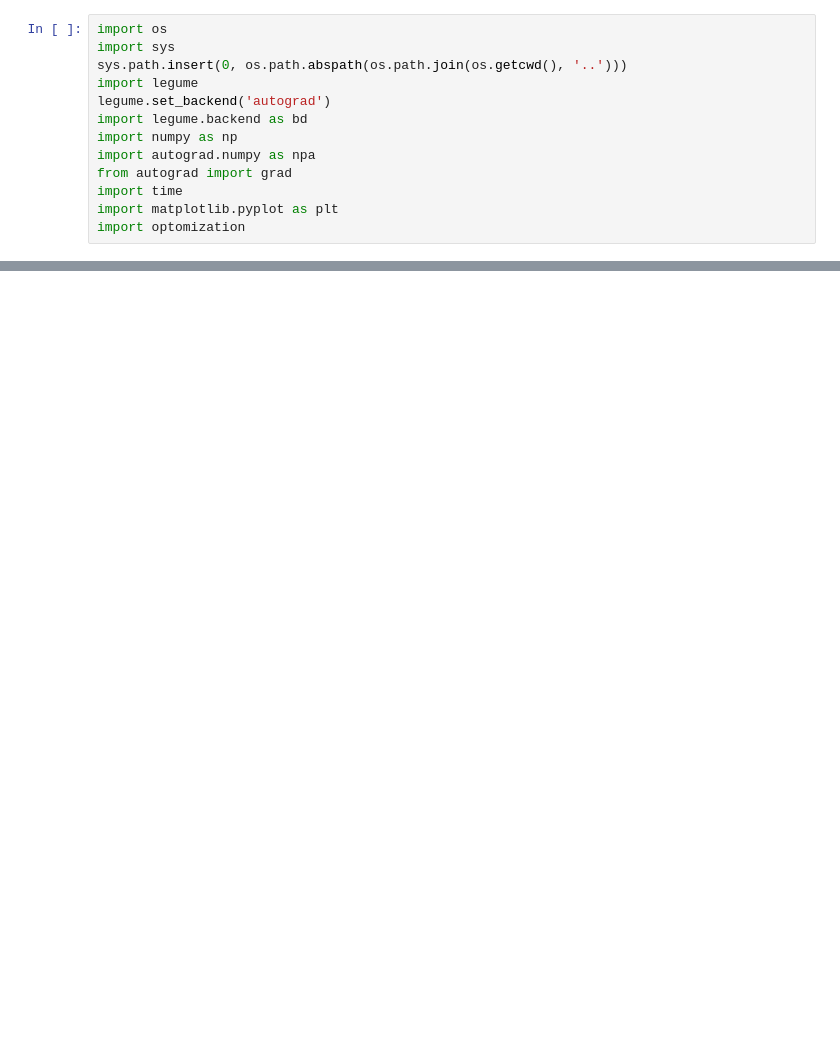
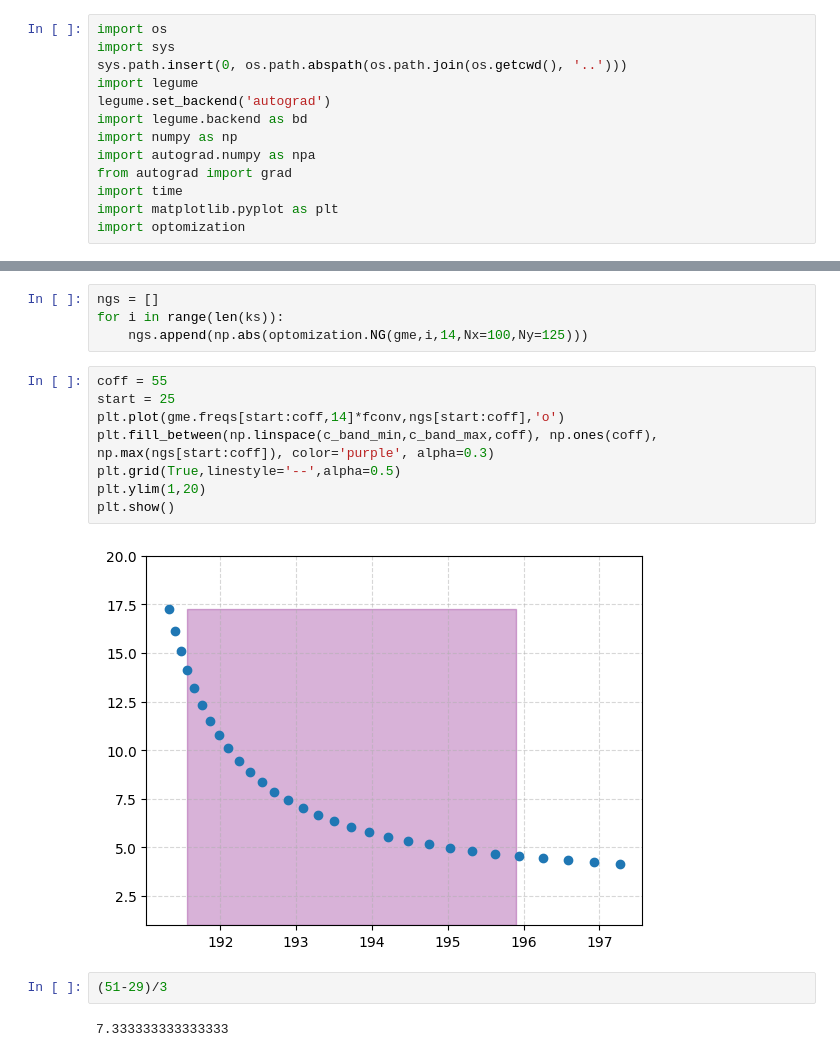
Before and after one commit to DominicJThompson/optGME, a Jupyter notebook: paper2/playground.ipynb, the cells around one changed output, grey strips where cells are left out. Drawn from its saved outputs; the diff is of its cells as text; blank space fills up the shorter version.

```diff
--- a/paper2/playground.ipynb
+++ b/paper2/playground.ipynb
@@ -63,0 +47,18 @@ plt.show()
+# %%
+ngs = []
+for i in range(len(ks)):
+    ngs.append(np.abs(optomization.NG(gme,i,14,Nx=100,Ny=125)))
+# %%
+coff = 55
+start = 25
+plt.plot(gme.freqs[start:coff,14]*fconv,ngs[start:coff],'o')
+plt.fill_between(np.linspace(c_band_min,c_band_max,coff), np.ones(coff), np.max(ngs[start:coff]), color='purple', alpha=0.3)
+plt.grid(True,linestyle='--',alpha=0.5)
+plt.ylim(1,20)
+plt.show()
+# %% [output]
+[figure, added]
+# %%
+(51-29)/3
+# %% [output]
+7.333333333333333
```
Also changed, not shown: parts of 5 cells of this notebook, 3 other files.
